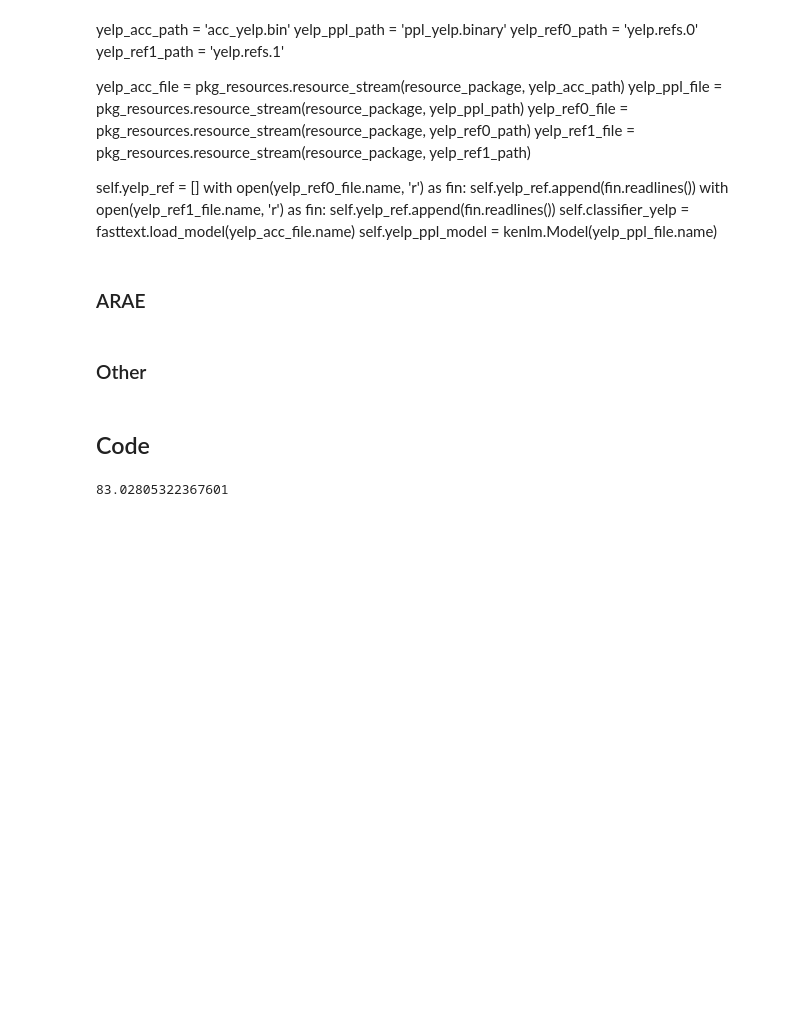
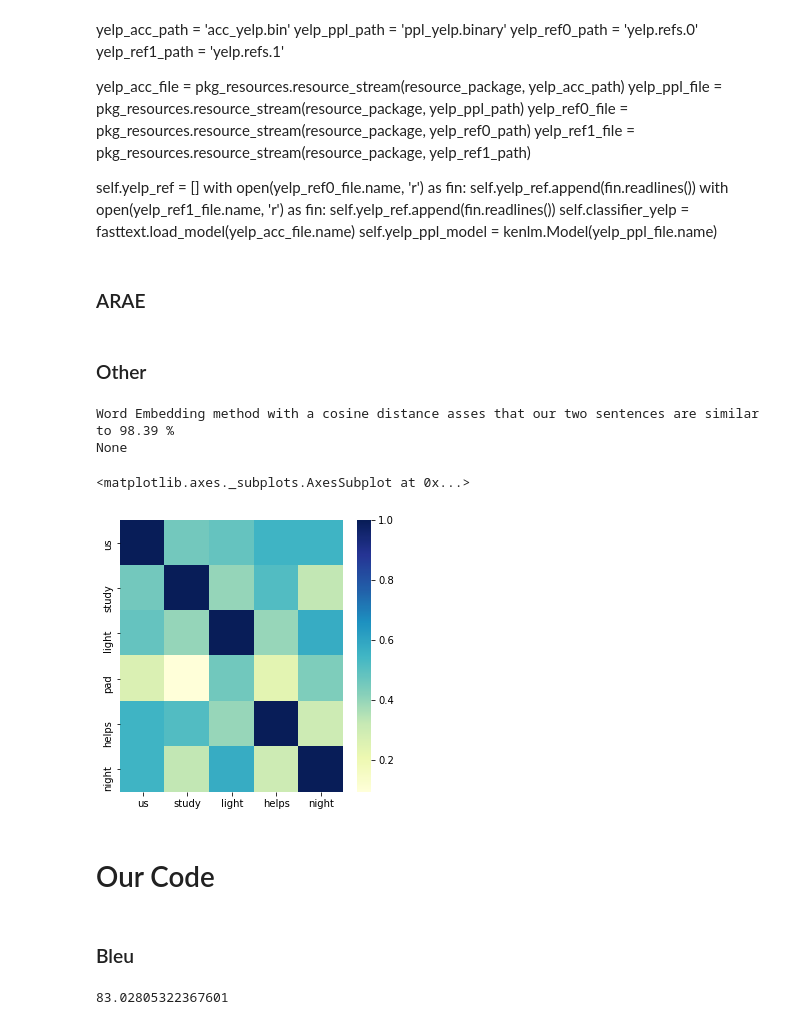
Before and after one commit to spencerbraun/sophisticated_style_transfer, a Jupyter notebook: Evaluation.ipynb, the cells around one changed output. Cells and saved outputs as stored; diff of their text form; code cells hidden in the pictures; blank space fills up the shorter version.

```diff
--- a/Evaluation.ipynb
+++ b/Evaluation.ipynb
@@ -217,6 +227,13 @@ def heat_map_matrix_between_two_sentences(s1,s2):
     # ax_red = sns.heatmap(df)
     print(cosine_distance_wordembedding_method(s1, s2))
     return ax_blue
+# %%
+heat_map_matrix_between_two_sentences(gold[100],raw0[100])
+# %% [output]
+Word Embedding method with a cosine distance asses that our two sentences are similar to 98.39 %
+None
+<matplotlib.axes._subplots.AxesSubplot at 0x...>
+[figure, added]
 # %% [markdown]
-## Code
+# Our Code
 # %%
@@ -237,6 +254,8 @@ def process(sent):
 gold = list(map(process, gold))
 rev0 = list(map(process, rev0))
 raw0 = list(map(process, raw0))
+# %% [markdown]
+### Bleu
 # %%
 def bleu_sent(originText, transferredText):
         texts_origin = [
```
Also changed, not shown: parts of 26 cells of this notebook.
